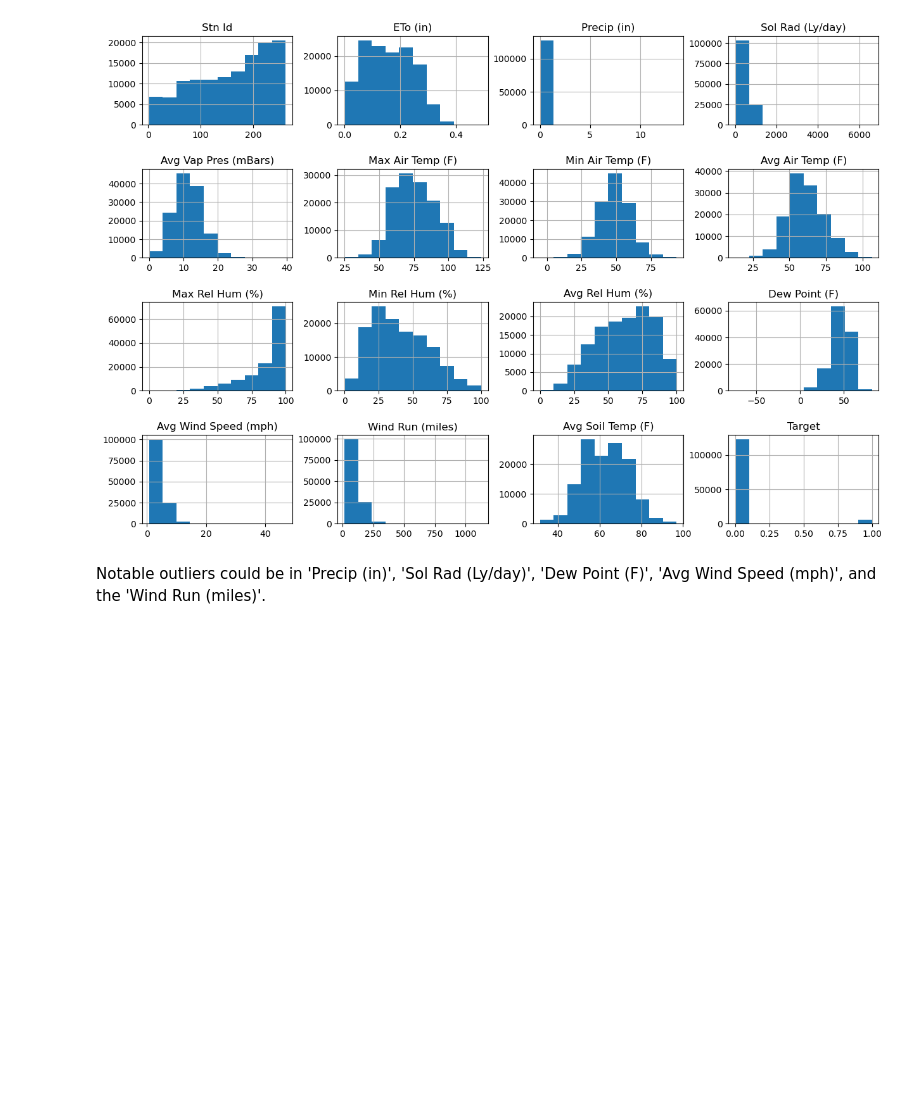
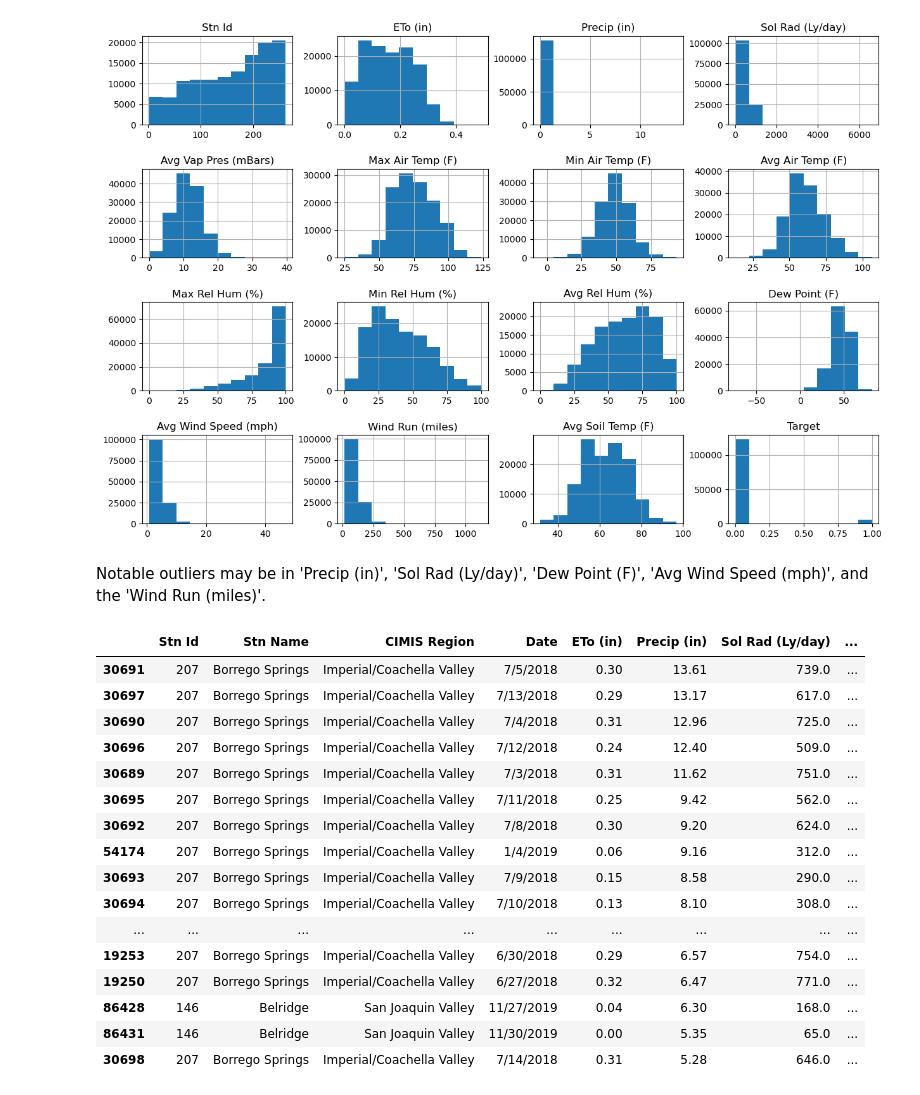
Before and after one commit to raechiang/Capstone-Wildfire, a Jupyter notebook: notebooks/1.0-rc-data-wrangling.ipynb, the cells around one changed output. Drawn from its saved outputs; the diff is of its cells as text; code cells hidden in the pictures; blank space fills up the shorter version.

```diff
--- a/notebooks/1.0-rc-data-wrangling.ipynb
+++ b/notebooks/1.0-rc-data-wrangling.ipynb
@@ -989,5 +993,25 @@ climate_df.hist(figsize=(15,10))
 plt.subplots_adjust(hspace=0.5);
 # %% [output]
 [figure]
-# %% [markdown]
-Notable outliers could be in 'Precip (in)', 'Sol Rad (Ly/day)', 'Dew Point (F)', 'Avg Wind Speed (mph)', and the 'Wind Run (miles)'.
+# %% [markdown]
+Notable outliers may be in 'Precip (in)', 'Sol Rad (Ly/day)', 'Dew Point (F)', 'Avg Wind Speed (mph)', and the 'Wind Run (miles)'.
+# %%
+climate_df[climate_df['Precip (in)'] > 5].sort_values(by='Precip (in)', ascending=False)
+# %% [output]
+|  | Stn Id | Stn Name | CIMIS Region | Date | ETo (in) | Precip (in) | Sol Rad (Ly/day) | ... |
+| 30691 | 207 | Borrego Springs | Imperial/Coachella Valley | 7/5/2018 | 0.30 | 13.61 | 739.0 | ... |
+| 30697 | 207 | Borrego Springs | Imperial/Coachella Valley | 7/13/2018 | 0.29 | 13.17 | 617.0 | ... |
+| 30690 | 207 | Borrego Springs | Imperial/Coachella Valley | 7/4/2018 | 0.31 | 12.96 | 725.0 | ... |
+| 30696 | 207 | Borrego Springs | Imperial/Coachella Valley | 7/12/2018 | 0.24 | 12.40 | 509.0 | ... |
+| 30689 | 207 | Borrego Springs | Imperial/Coachella Valley | 7/3/2018 | 0.31 | 11.62 | 751.0 | ... |
+| 30695 | 207 | Borrego Springs | Imperial/Coachella Valley | 7/11/2018 | 0.25 | 9.42 | 562.0 | ... |
+| 30692 | 207 | Borrego Springs | Imperial/Coachella Valley | 7/8/2018 | 0.30 | 9.20 | 624.0 | ... |
+| 54174 | 207 | Borrego Springs | Imperial/Coachella Valley | 1/4/2019 | 0.06 | 9.16 | 312.0 | ... |
+| 30693 | 207 | Borrego Springs | Imperial/Coachella Valley | 7/9/2018 | 0.15 | 8.58 | 290.0 | ... |
+| 30694 | 207 | Borrego Springs | Imperial/Coachella Valley | 7/10/2018 | 0.13 | 8.10 | 308.0 | ... |
+| ... | ... | ... | ... | ... | ... | ... | ... | ... |
+| 19253 | 207 | Borrego Springs | Imperial/Coachella Valley | 6/30/2018 | 0.29 | 6.57 | 754.0 | ... |
+| 19250 | 207 | Borrego Springs | Imperial/Coachella Valley | 6/27/2018 | 0.32 | 6.47 | 771.0 | ... |
+| 86428 | 146 | Belridge | San Joaquin Valley | 11/27/2019 | 0.04 | 6.30 | 168.0 | ... |
+| 86431 | 146 | Belridge | San Joaquin Valley | 11/30/2019 | 0.00 | 5.35 | 65.0 | ... |
+| 30698 | 207 | Borrego Springs | Imperial/Coachella Valley | 7/14/2018 | 0.31 | 5.28 | 646.0 | ... |
```
Also changed, not shown: parts of 41 cells of this notebook.
